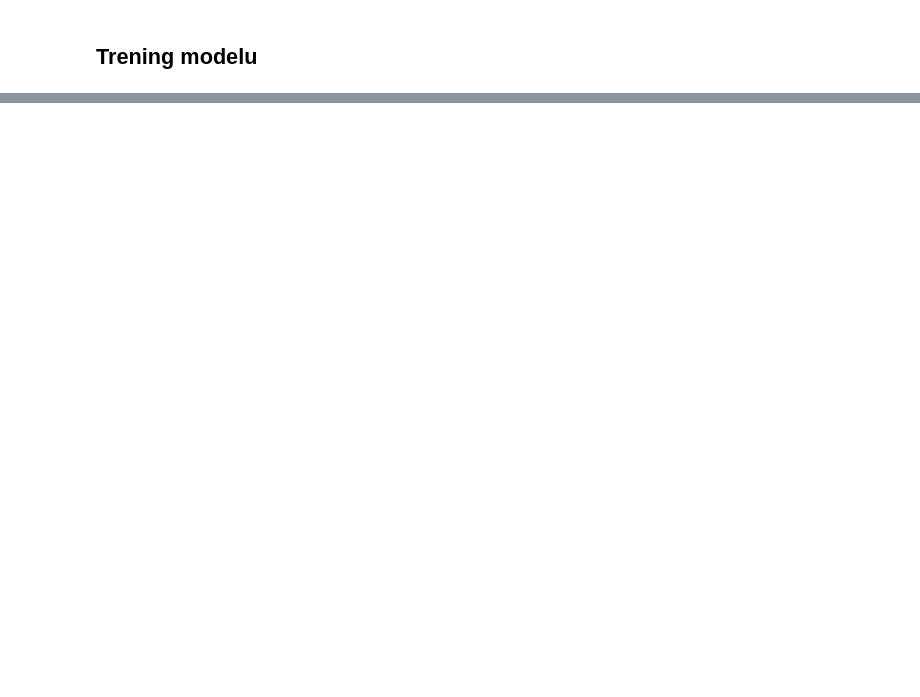
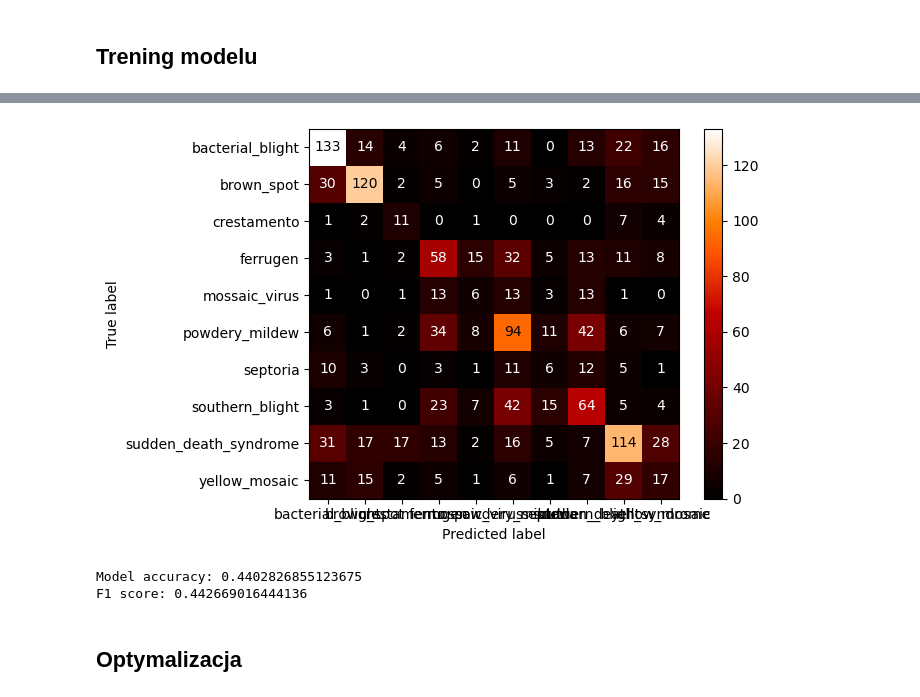
Before and after one commit to kacxsku/Soybean_Disease_Leaf_Classification, a Jupyter notebook: Soybean_model_training.ipynb, the cells around one changed output, grey strips where cells are left out. Drawn from its saved outputs; the diff is of its cells as text; code cells hidden in the pictures; blank space fills up the shorter version.

```diff
--- a/Soybean_model_training.ipynb
+++ b/Soybean_model_training.ipynb
@@ -236,0 +197,8 @@ F1 score: 0.441195452980562
+# %%
+conf_matrix(y_test, y_pred_dt, dt_model)
+# %% [output]
+[figure, added]
+Model accuracy: 0.4402826855123675
+F1 score: 0.442669016444136
+# %% [markdown]
+## Optymalizacja
```
Also changed, not shown: parts of 21 cells of this notebook.
